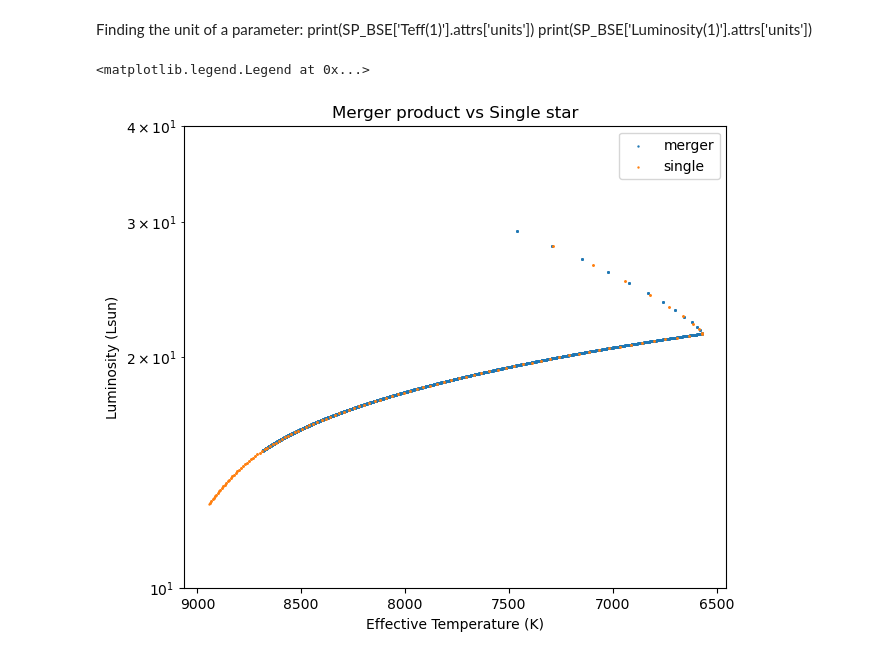
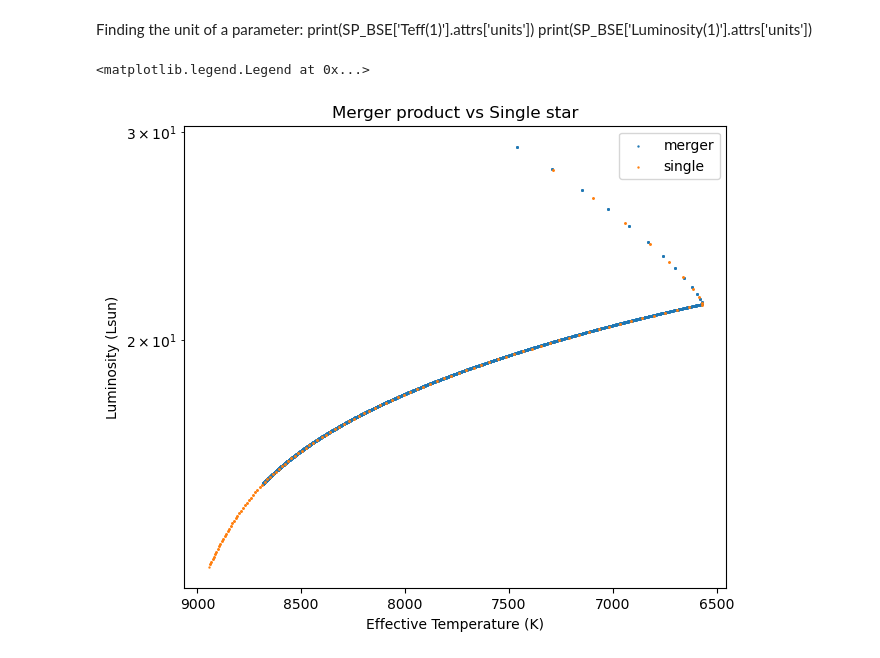
Before and after one commit to mkim0029/COMPAS, a Jupyter notebook: src/1Msun+1Msun/read.ipynb, the cells around one changed output. Drawn from its saved outputs; the diff is of its cells as text; code cells hidden in the pictures.

```diff
--- a/src/1Msun+1Msun/read.ipynb
+++ b/src/1Msun+1Msun/read.ipynb
@@ -45,14 +45,13 @@ df2 = restrict(df2, 'Stellar_Type', 0, 1) #MS stars only
 # %%
 plt.figure(figsize=(7,6))
 plt.scatter(df1['        Teff(1)         '], df1['     Luminosity(1)      '], s = 0.5, label = 'merger')
 plt.scatter(df2['          Teff          '], df2['       Luminosity       '], s = 0.5, label = 'single')
 plt.xlabel('Effective Temperature (K)')
 plt.ylabel('Luminosity (Lsun)')
 plt.gca().invert_xaxis()
 plt.yscale('log')
 plt.title('Merger product vs Single star')
-plt.ylim((1e1,4e1))
 plt.legend()
 # %% [output]
 <matplotlib.legend.Legend at 0x...>
-[figure, old version]
+[figure, new version]
```
Also changed, not shown: parts of 3 cells of this notebook, 5 other files.
